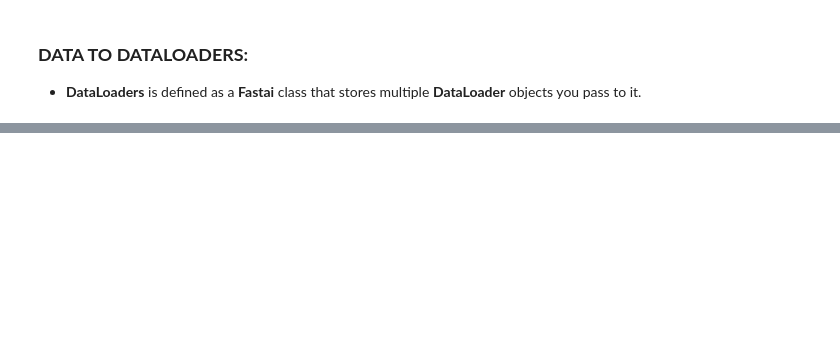
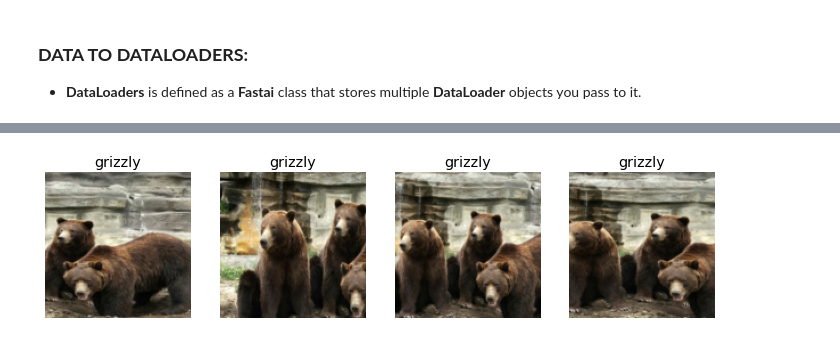
Before and after one commit to ThinamXx/Fastai, a Jupyter notebook: 2. Model Production/BearDetector.ipynb, the cells around one changed output, grey strips where cells are left out. Saved outputs shown, nothing was run; the diff lists cells and outputs as text; code cells hidden in the pictures; blank space fills up the shorter version.

```diff
--- a/2. Model Production/BearDetector.ipynb
+++ b/2. Model Production/BearDetector.ipynb
@@ -111,0 +141,8 @@ dls.valid.show_batch(max_n=4, nrows=1)                       # Inspecting Images
+# %%
+#@ PREPARING THE DATASET:
+bears = bears.new(item_tfms=RandomResizedCrop(128,
+                                              min_scale=0.3))   # Initializing Randomized Crop.
+dls = bears.dataloaders(PATH)                                   # Initializing DataLoaders.
+dls.train.show_batch(max_n=4, nrows=1, unique=True)             # Inspecting same Image.
+# %% [output]
+[figure, added]
```
Also changed, not shown: parts of 18 cells of this notebook.
